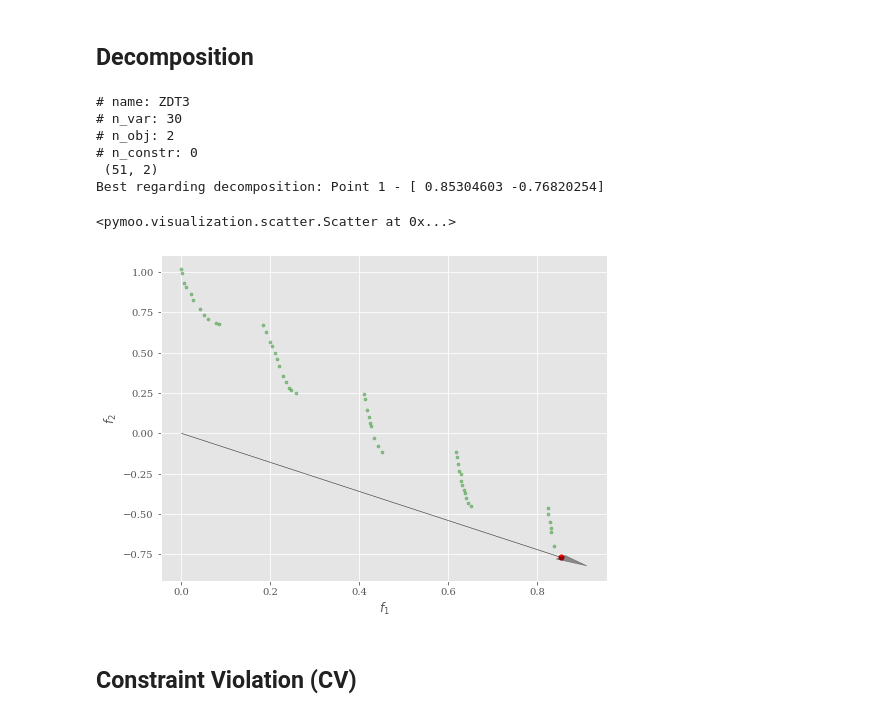
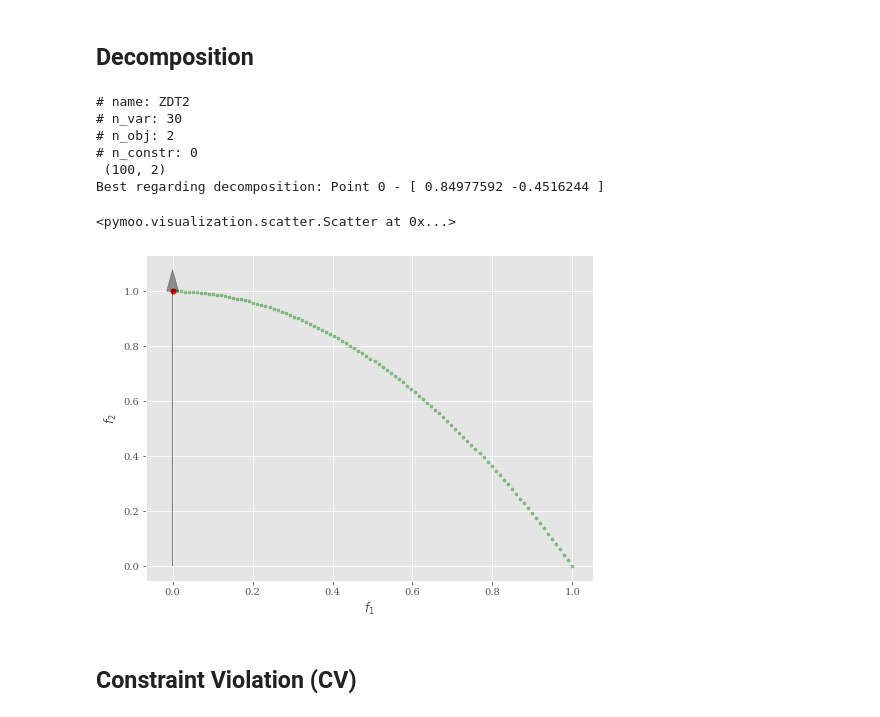
Before and after one commit to wuyoscar/Multi-Obj_Optimization, a Jupyter notebook: examples.ipynb, the cells around one changed output. Saved outputs shown, nothing was run; the diff lists cells and outputs as text; code cells hidden in the pictures.

```diff
--- a/examples.ipynb
+++ b/examples.ipynb
@@ -25,7 +25,7 @@ loss = []
 Time = []
 
 #a set of generations
-n= np.linspace(800,10000,10)
+n= np.linspace(800,3000,10)
 
 for i in tqdm(n):
     # create the reference directions to be used for the optimization
@@ -157,36 +191,37 @@ Time elapsed for solving problem:  0.8916599750518799  seconds
 # %%
 from pymoo.factory import get_decomposition
 from pymoo.util.misc import all_combinations
-p = get_problem('ZDT3')
+p = get_problem('ZDT2')
 
-pf = res.F
+pf = p.pareto_front()
+
 print(p,pf.shape)
 
 weights = np.array([0.5, 0.5])
 
 scalar = get_decomposition("weighted-sum").do(res.F,weights)
 
 I  = scalar.argmin()
 
 print("Best regarding decomposition: Point %s - %s" % (I, res.F[I]))
 from pymoo.factory import get_visualization
 
 plot = get_visualization("scatter")
-plot.add(res.F, color="green", alpha=0.4, s=10)
+plot.add(pf, color="green", alpha=0.4, s=10)
 plot.add(pf[I], color="red", s=30)
 plot.do()
 plot.apply(lambda ax: ax.arrow(0, 0, pf[I][0], pf[I][1], color='black',
                             head_width=0.03, head_length=0.08, alpha=0.4))
 plot.show()
 # %% [output]
-# name: ZDT3
+# name: ZDT2
 # n_var: 30
 # n_obj: 2
 # n_constr: 0
- (51, 2)
-Best regarding decomposition: Point 1 - [ 0.85304603 -0.76820254]
+ (100, 2)
+Best regarding decomposition: Point 0 - [ 0.84977592 -0.4516244 ]
 <pymoo.visualization.scatter.Scatter at 0x...>
-[figure, old version]
+[figure, new version]
 # %%
 n_evals = []    # corresponding number of function evaluations\
 F = []          # the objective space values in each generation
```
Also changed, not shown: parts of 3 cells of this notebook, 46 other files.
